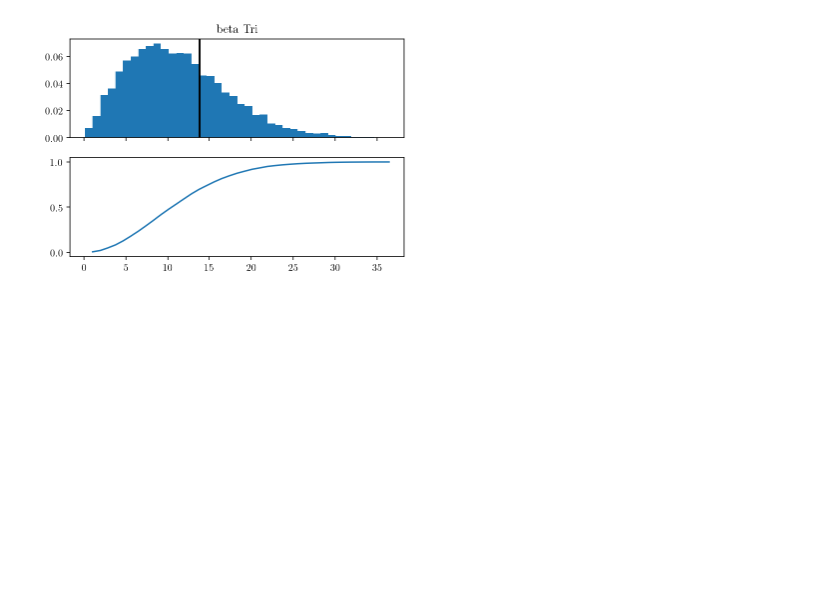
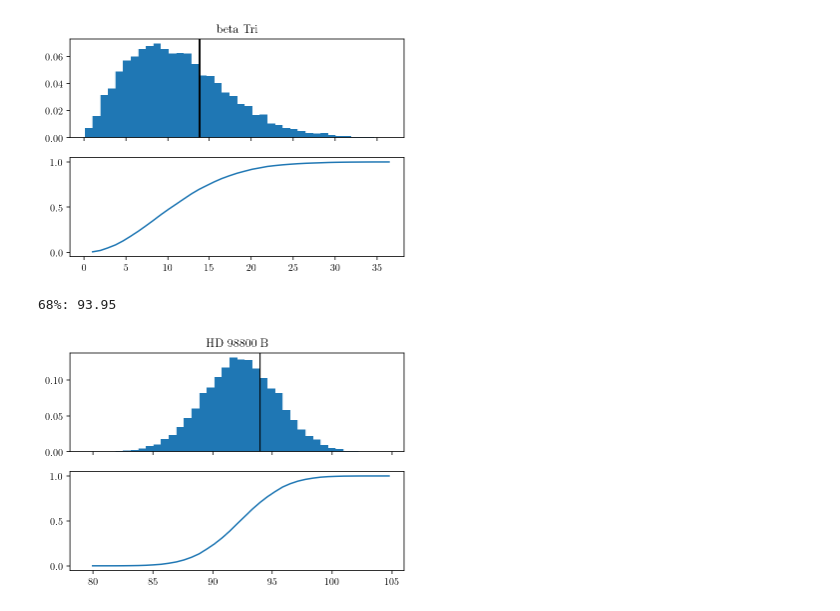
Before and after one commit to iancze/hierarchical-mutual-inclinations, a Jupyter notebook: MutualInclinationUncertainty.ipynb, the cells around one changed output. Saved outputs shown, nothing was run; the diff lists cells and outputs as text; code cells hidden in the pictures; blank space fills up the shorter version.

```diff
--- a/MutualInclinationUncertainty.ipynb
+++ b/MutualInclinationUncertainty.ipynb
@@ -80,3 +92,8 @@ analyze_system(table[2])
 # %% [output]
 68%: 13.75
 [figure]
+# %%
+analyze_system(table[3])
+# %% [output]
+68%: 93.95
+[figure, added]
```
Also changed, not shown: parts of 6 cells of this notebook.
